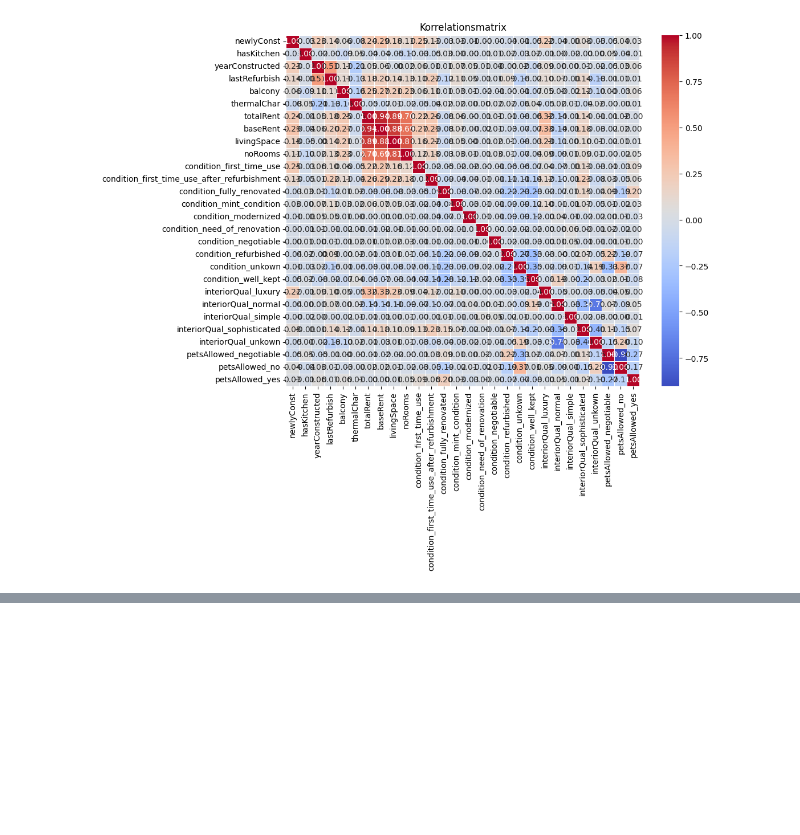
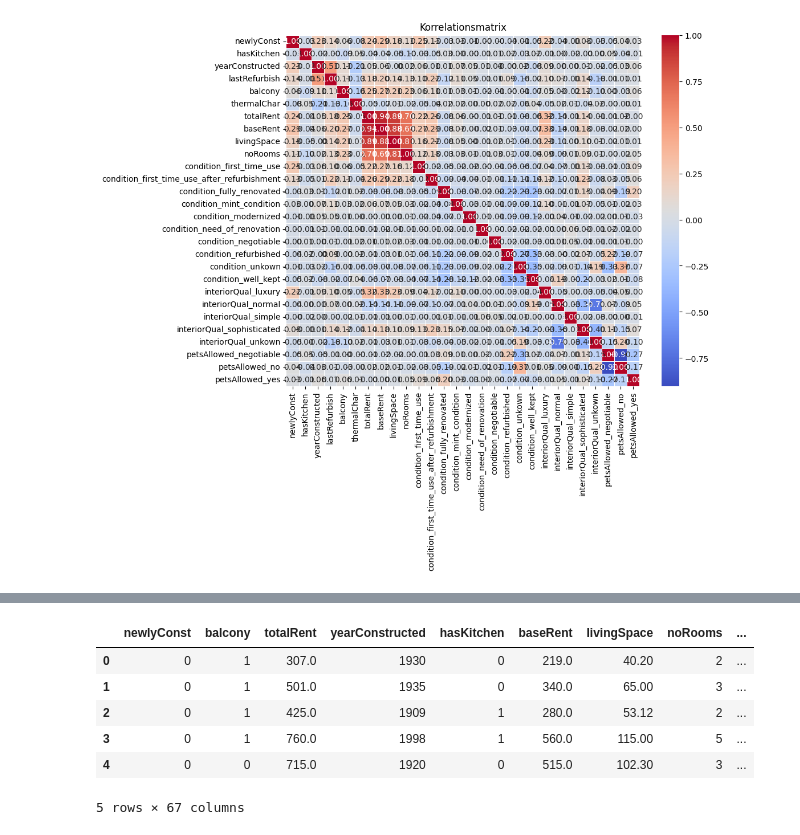
Before and after one commit to TobiasGleiter/data-science, a Jupyter notebook: main.ipynb, the cells around one changed output, grey strips where cells are left out. Drawn from its saved outputs; the diff is of its cells as text; code cells hidden in the pictures; blank space fills up the shorter version.

```diff
--- a/main.ipynb
+++ b/main.ipynb
@@ -863,0 +859,20 @@ plt.show()
+# %%
+# Daten vorbereiten für Regresssion
+chemnitz_apartments_4.loc[:, "balcony"] = chemnitz_apartments_4["balcony"].astype(int)
+chemnitz_apartments_4.loc[:, "hasKitchen"] = chemnitz_apartments_4["hasKitchen"].astype(int)
+chemnitz_apartments_4.loc[:, "newlyConst"] = chemnitz_apartments_4["newlyConst"].astype(int)
+chemnitz_apartments_4 = pd.get_dummies(chemnitz_apartments_4, columns=['condition'])
+chemnitz_apartments_4 = pd.get_dummies(chemnitz_apartments_4, columns=['interiorQual'])
+chemnitz_apartments_4 = pd.get_dummies(chemnitz_apartments_4, columns=['petsAllowed'])
+chemnitz_apartments_4 = pd.get_dummies(chemnitz_apartments_4, columns=['regio3'])
+chemnitz_apartments_4 = pd.get_dummies(chemnitz_apartments_4, columns=['regio2'])
+# %%
+chemnitz_apartments_4.head(5)
+# %% [output]
+|  | newlyConst | balcony | totalRent | yearConstructed | hasKitchen | baseRent | livingSpace | noRooms | ... |
+| 0 | 0 | 1 | 307.0 | 1930 | 0 | 219.0 | 40.20 | 2 | ... |
+| 1 | 0 | 1 | 501.0 | 1935 | 0 | 340.0 | 65.00 | 3 | ... |
+| 2 | 0 | 1 | 425.0 | 1909 | 1 | 280.0 | 53.12 | 2 | ... |
+| 3 | 0 | 1 | 760.0 | 1998 | 1 | 560.0 | 115.00 | 5 | ... |
+| 4 | 0 | 0 | 715.0 | 1920 | 0 | 515.0 | 102.30 | 3 | ... |
+5 rows × 67 columns
```
Also changed, not shown: parts of 34 cells of this notebook, 1 other file.
